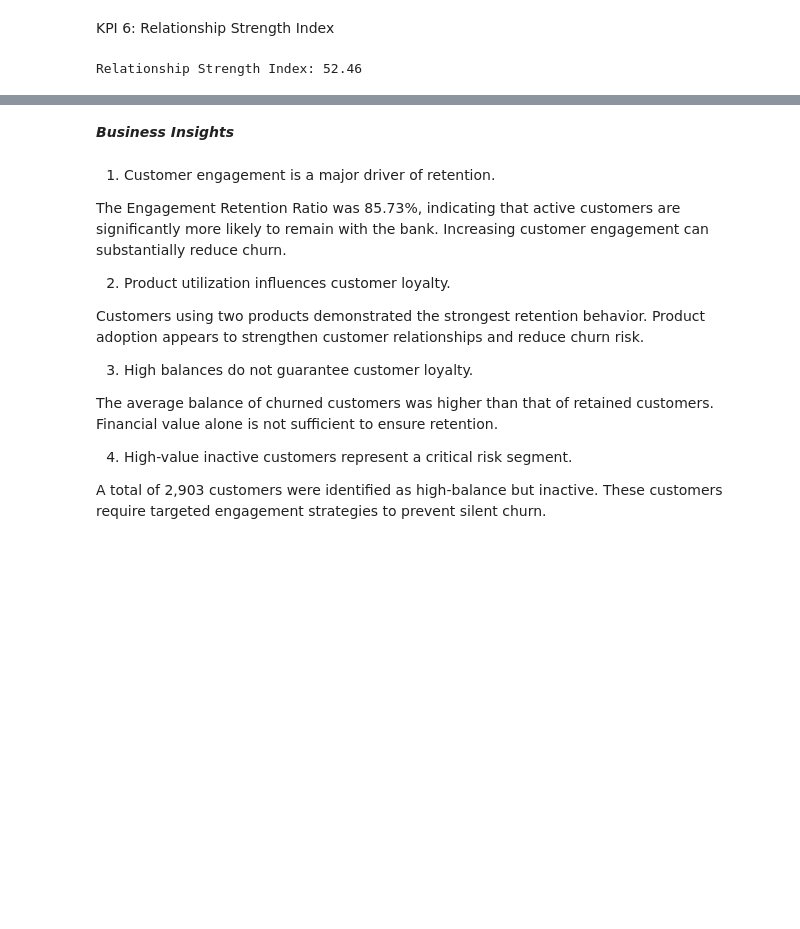
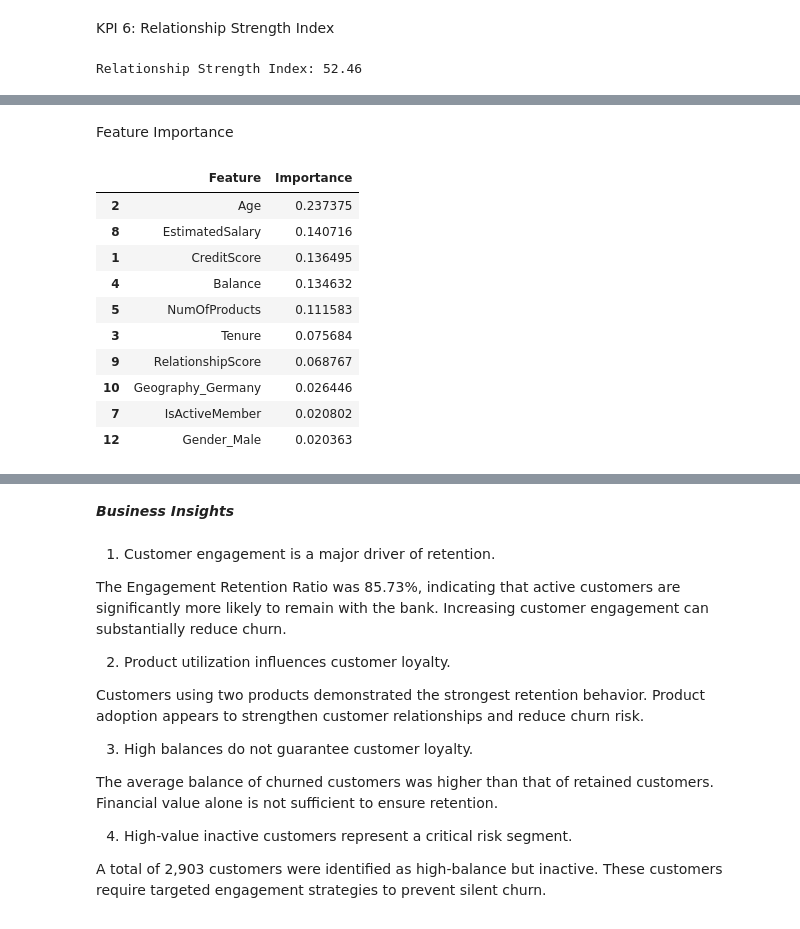
Before and after one commit to mayuri-work/Customer-Retention-Analytics-Dashboard, a Jupyter notebook: Customer_Retention_Analytics.ipynb, the cells around one changed output, grey strips where cells are left out. Cells and saved outputs as stored; diff of their text form; code cells hidden in the pictures; blank space fills up the shorter version.

```diff
--- a/Customer_Retention_Analytics.ipynb
+++ b/Customer_Retention_Analytics.ipynb
@@ -439,0 +476,10 @@ Relationship Strength Index: 52.46
+# %%
+X_train, X_test, y_train, y_test = train_test_split(
+    X,
+    y,
+    test_size=0.2,
+    random_state=42
+)
+
+print(X_train.shape)
+print(X_test.shape)
@@ -439,0 +570,26 @@ Relationship Strength Index: 52.46
+# %% [markdown]
+Feature Importance
+# %%
+feature_importance = pd.DataFrame({
+    "Feature": X.columns,
+    "Importance": rf_model.feature_importances_
+})
+
+feature_importance = feature_importance.sort_values(
+    by="Importance",
+    ascending=False
+)
+
+feature_importance.head(10)
+# %% [output]
+|  | Feature | Importance |
+| 2 | Age | 0.237375 |
+| 8 | EstimatedSalary | 0.140716 |
+| 1 | CreditScore | 0.136495 |
+| 4 | Balance | 0.134632 |
+| 5 | NumOfProducts | 0.111583 |
+| 3 | Tenure | 0.075684 |
+| 9 | RelationshipScore | 0.068767 |
+| 10 | Geography_Germany | 0.026446 |
+| 7 | IsActiveMember | 0.020802 |
+| 12 | Gender_Male | 0.020363 |
```
Also changed, not shown: parts of 17 cells of this notebook.
